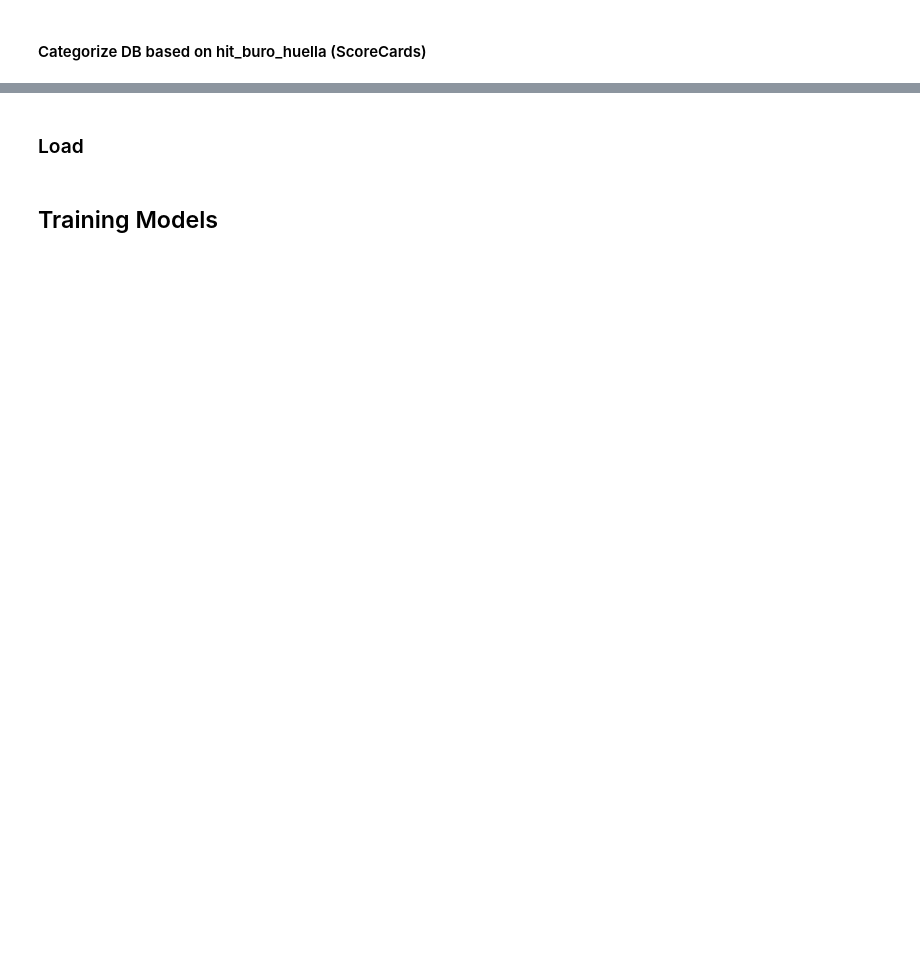
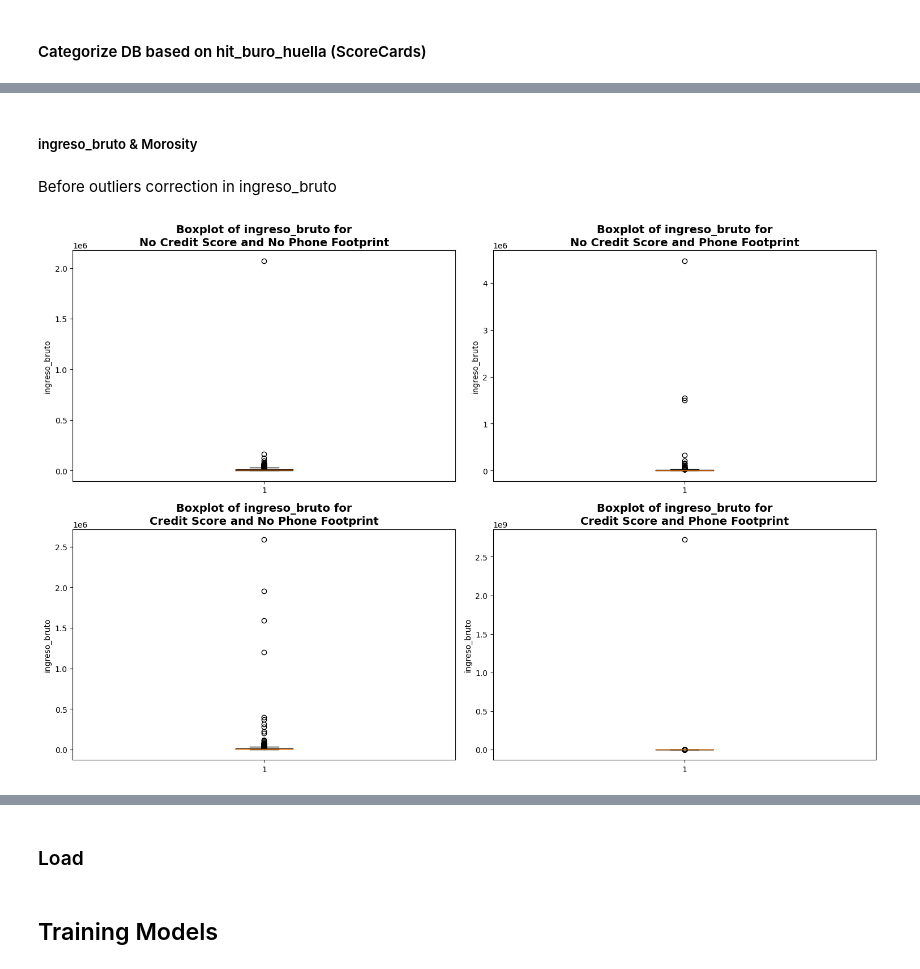
Before and after one commit to magotronico/DataAnalysis_and_AI, a Jupyter notebook: period_2/challenge/training_etl.ipynb, the cells around one changed output, grey strips where cells are left out. Saved outputs shown, nothing was run; the diff lists cells and outputs as text; code cells hidden in the pictures; blank space fills up the shorter version.

```diff
--- a/period_2/challenge/training_etl.ipynb
+++ b/period_2/challenge/training_etl.ipynb
@@ -325,0 +367,18 @@ for valor in valores_hit_buro:
+# %% [markdown]
+##### ingreso_bruto & Morosity
+# %% [markdown]
+Before outliers correction in ingreso_bruto
+# %%
+fig, axes = plt.subplots(2, 2, figsize=(15, 10))
+axes = axes.flatten()
+
+for i in range(1, 5):
+  df = globals()[f'df_score_{i}']
+  axes[i-1].boxplot(df['ingreso_bruto'])
+  axes[i-1].set_title(f'Boxplot of ingreso_bruto for\n{groups_name[f"df_score_{i}"]}', fontsize=14, fontweight='bold')
+  axes[i-1].set_ylabel('ingreso_bruto')
+
+plt.tight_layout()
+plt.show()
+# %% [output]
+[figure, added]
```
Also changed, not shown: parts of 24 cells of this notebook.
